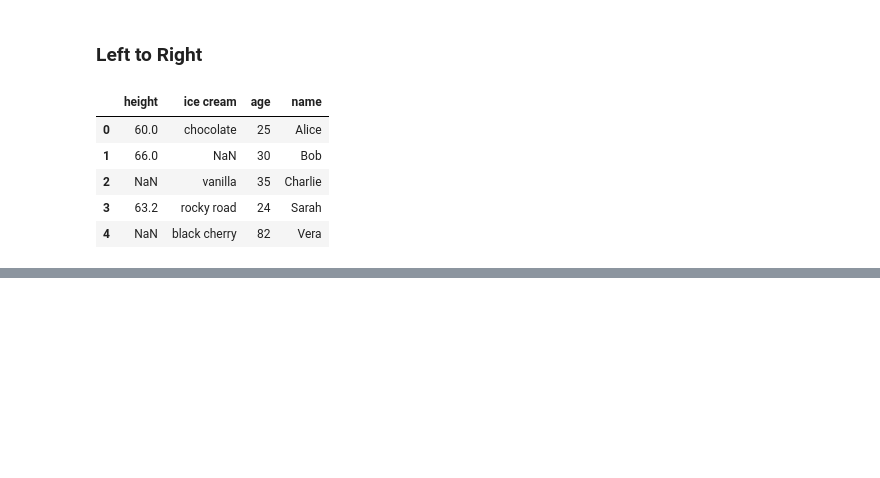
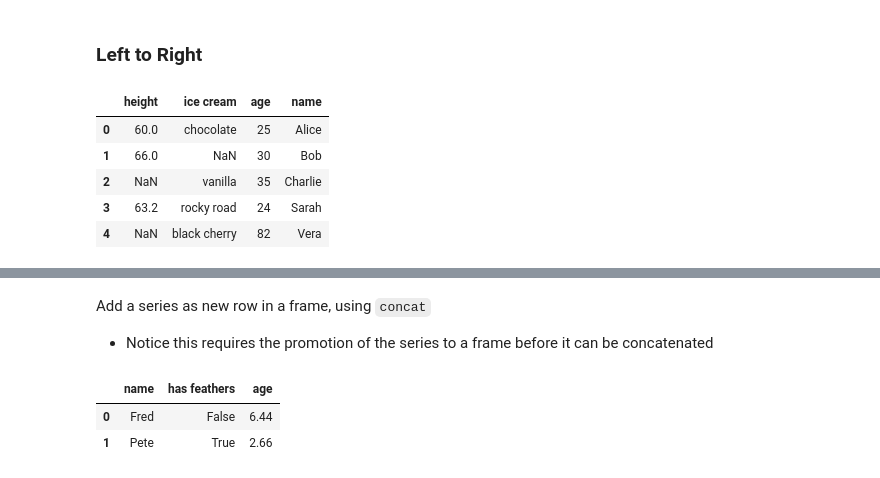
Before and after one commit to johnmarcovici/demo-notebooks, a Jupyter notebook: pandas_demos.ipynb, the cells around one changed output, grey strips where cells are left out. Cells and saved outputs as stored; diff of their text form; code cells hidden in the pictures; blank space fills up the shorter version.

```diff
--- a/pandas_demos.ipynb
+++ b/pandas_demos.ipynb
@@ -506,0 +582,29 @@ df.iloc[:, ::-1]
+# %% [markdown]
+Add a series as new row in a frame, using `concat`
+- Notice this requires the promotion of the series to a frame before it can be concatenated
+# %%
+pd.concat(
+    [
+        pd.DataFrame(
+            {
+                "name": ["Fred"],
+                "has feathers": [False],
+                "age": [6.44],
+            }
+        ),
+        pd.Series(
+            data={
+                "name": "Pete",
+                "has feathers": True,
+                "age": 2.66,
+            }
+        )
+        .to_frame()
+        .transpose(),
+    ],
+    ignore_index=True,
+)
+# %% [output]
+|  | name | has feathers | age |
+| 0 | Fred | False | 6.44 |
+| 1 | Pete | True | 2.66 |
```
Also changed, not shown: parts of 13 cells of this notebook.
